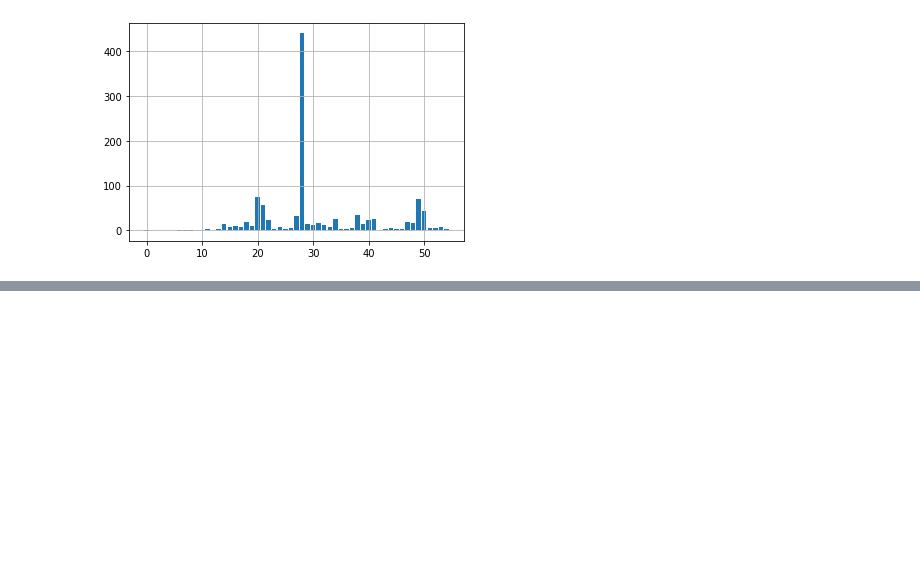
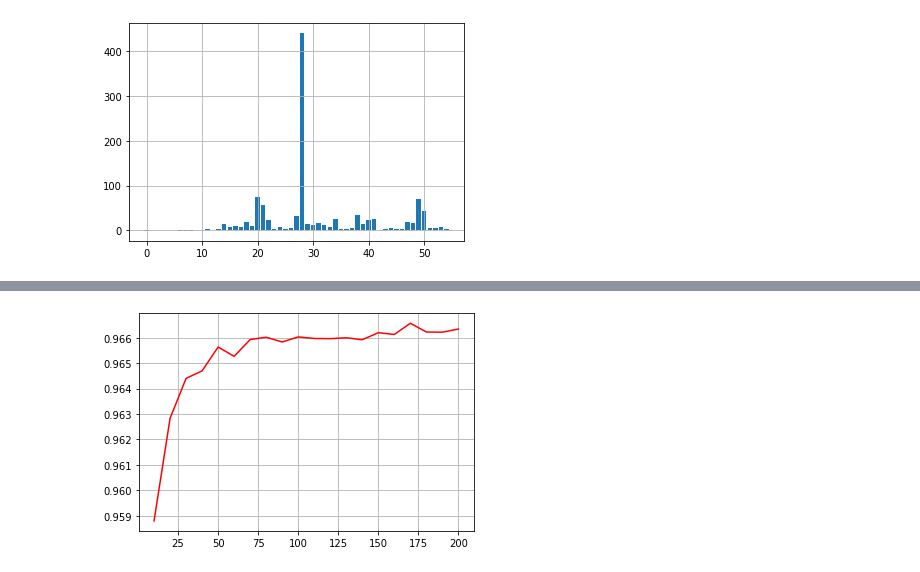
Before and after one commit to seryogasx/Diplom, a Jupyter notebook: forest/test.ipynb, the cells around one changed output, grey strips where cells are left out. Saved outputs shown, nothing was run; the diff lists cells and outputs as text; code cells hidden in the pictures; blank space fills up the shorter version.

```diff
--- a/forest/test.ipynb
+++ b/forest/test.ipynb
@@ -436,7 +394,7 @@ from sklearn.ensemble import RandomForestClassifier
 
 randomForestClassifier_estimators = []
 randomForestClassifier_results = []
-for estimators in range(10, 301, 10):
+for estimators in range(10, 201, 10):
     randomForestClassifier = RandomForestClassifier(n_estimators = estimators, max_features=10)
 #     start_time = time.time()
     randomForestClassifier.fit(x_train, y_train)
@@ -454,7 +412,10 @@ for estimators in range(10, 301, 10):
     randomForestClassifier_estimators.append(estimators)
     randomForestClassifier_results.append(randomForest_accuracy)
 # %%
-plt.plot(randomForestClassifier_estimators, randomForestClassifier_results, color="#FF0000", label="accuracy by estimators number")
-plt.show()
+pyplot.grid(True)
+pyplot.plot(randomForestClassifier_estimators, randomForestClassifier_results, color="#FF0000", label="accuracy by estimators number")
+pyplot.show()
+# %% [output]
+[figure, added]
 # %%
 print("Best accuracy: ", max(randomForestClassifier_results))
```
Also changed, not shown: parts of 44 cells of this notebook.
